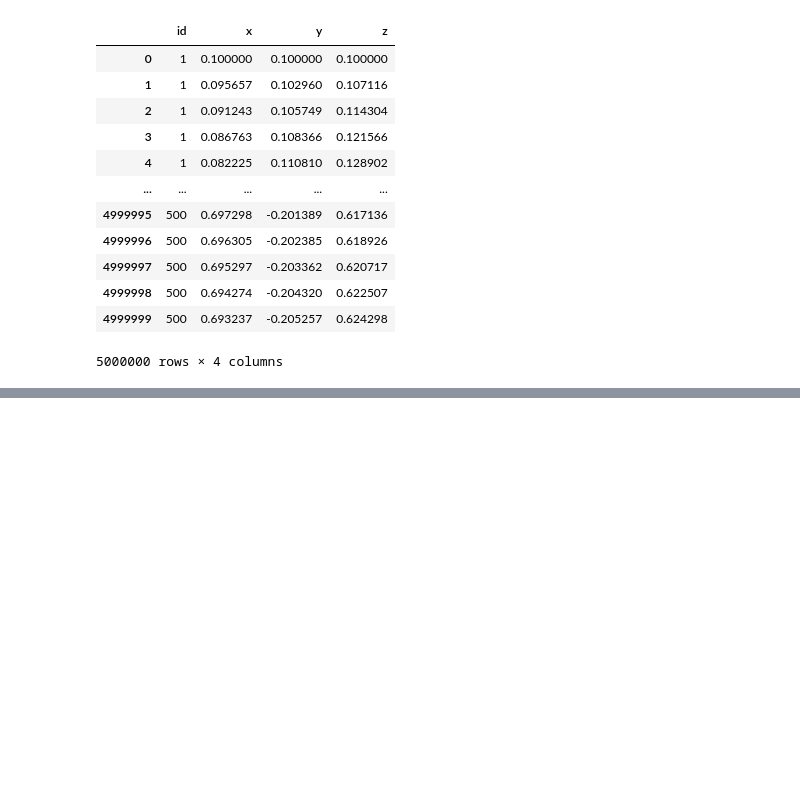
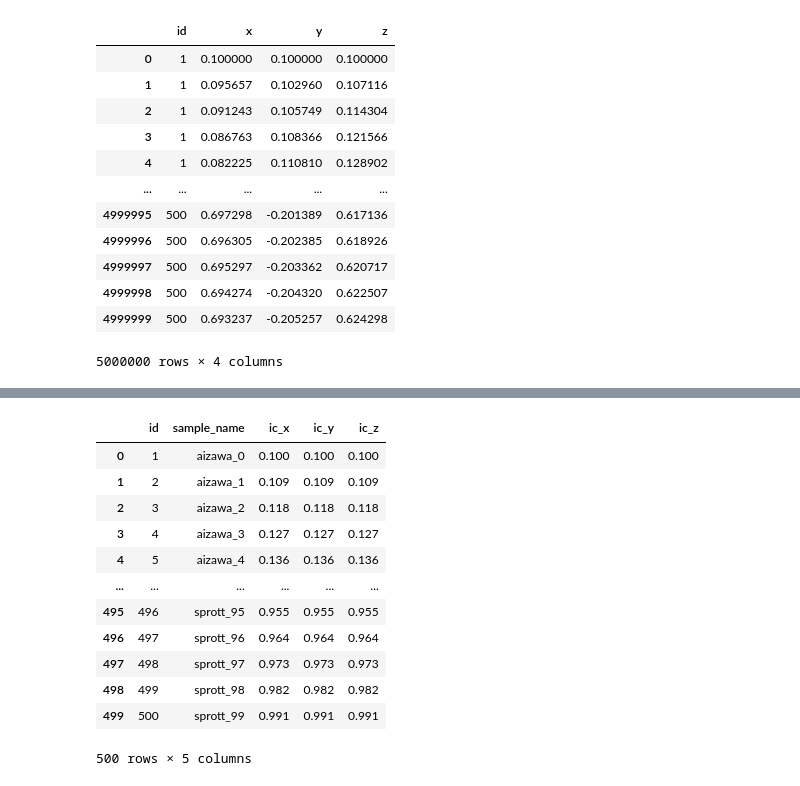
Before and after one commit to nxteventrying/TESIS, a Jupyter notebook: scripts/PG_2.ipynb, the cells around one changed output, grey strips where cells are left out. Cells and saved outputs as stored; diff of their text form; code cells hidden in the pictures; blank space fills up the shorter version.

```diff
--- a/scripts/PG_2.ipynb
+++ b/scripts/PG_2.ipynb
@@ -687,0 +724,2 @@ features_df.head
+# %%
+df_id.drop(df_id.columns[[0]], axis=1, inplace=True)
@@ -687,0 +735,7 @@ features_df.head
+# %%
+# 1. Extract initial conditions (first row for each id)
+initial_conditions_df = all_df.groupby('id').first().reset_index()
+
+# 2. Remove those rows from the main dataframe
+# We'll do it by dropping the first timestamp for each id
+all_df_cleaned = all_df.groupby('id').apply(lambda group: group.iloc[1:]).reset_index(drop=True)
@@ -687,0 +760,5 @@ features_df.head
+# %%
+# Optionally, rename x/y/z to ic_x/ic_y/ic_z for clarity
+initial_conditions_df = initial_conditions_df.rename(
+    columns={'x': 'ic_x', 'y': 'ic_y', 'z': 'ic_z'}
+)
@@ -687,0 +774,24 @@ features_df.head
+# %%
+# Merge based on 'id'
+df_lookup = pd.merge(
+    df_id,
+    initial_conditions_df[['id', 'ic_x', 'ic_y', 'ic_z']],
+    on='id',
+    how='inner'  # or 'left' if you want all df_id even if missing ICs
+)
+# %%
+df_lookup
+# %% [output]
+|  | id | sample_name | ic_x | ic_y | ic_z |
+| 0 | 1 | aizawa_0 | 0.100 | 0.100 | 0.100 |
+| 1 | 2 | aizawa_1 | 0.109 | 0.109 | 0.109 |
+| 2 | 3 | aizawa_2 | 0.118 | 0.118 | 0.118 |
+| 3 | 4 | aizawa_3 | 0.127 | 0.127 | 0.127 |
+| 4 | 5 | aizawa_4 | 0.136 | 0.136 | 0.136 |
+| ... | ... | ... | ... | ... | ... |
+| 495 | 496 | sprott_95 | 0.955 | 0.955 | 0.955 |
+| 496 | 497 | sprott_96 | 0.964 | 0.964 | 0.964 |
+| 497 | 498 | sprott_97 | 0.973 | 0.973 | 0.973 |
+| 498 | 499 | sprott_98 | 0.982 | 0.982 | 0.982 |
+| 499 | 500 | sprott_99 | 0.991 | 0.991 | 0.991 |
+500 rows × 5 columns
```
Also changed, not shown: parts of 33 cells of this notebook, 2 other files.
